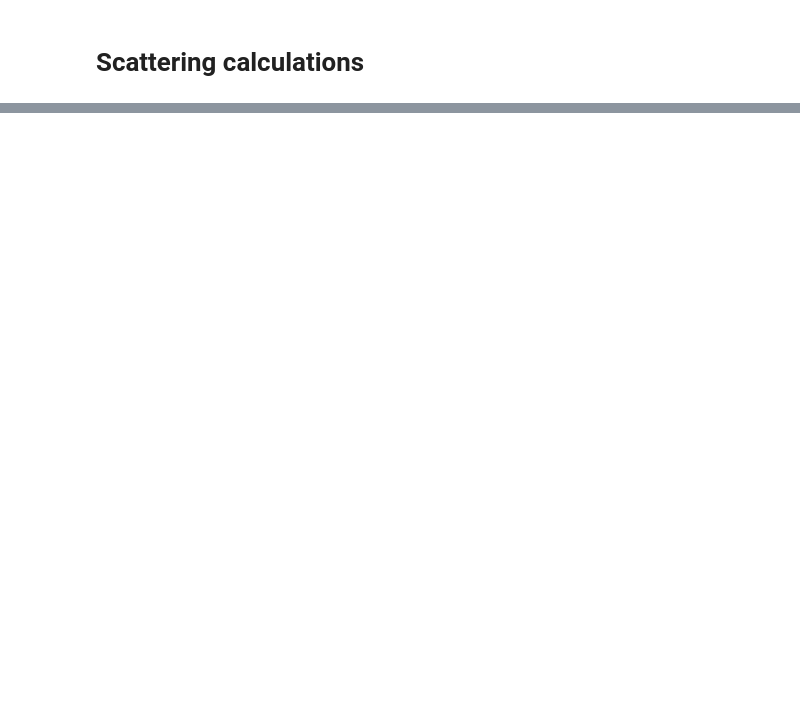
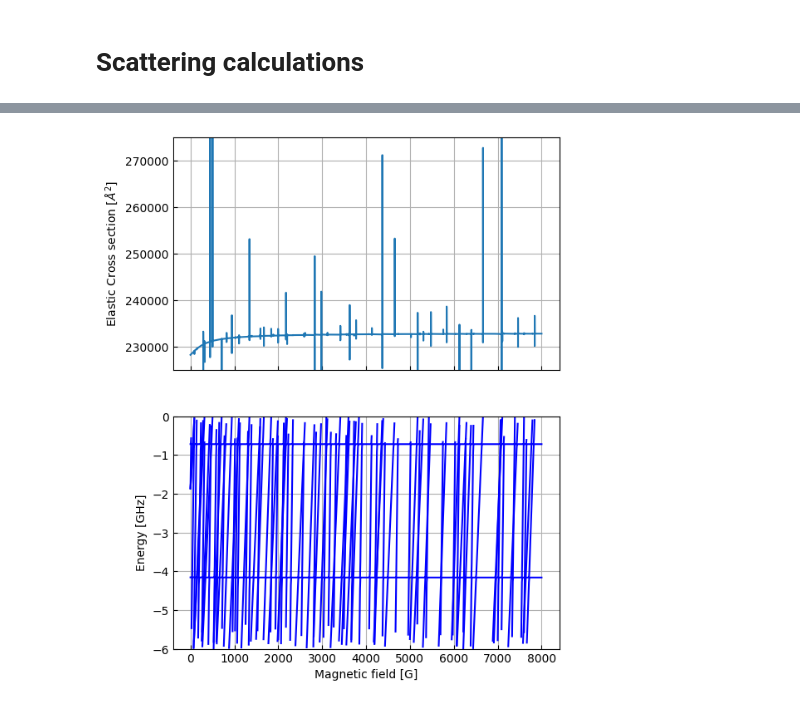
Before and after one commit to Wleter/rb_alf_feshbach, a Jupyter notebook: analysis/analysis.ipynb, the cells around one changed output, grey strips where cells are left out. Drawn from its saved outputs; the diff is of its cells as text; code cells hidden in the pictures; blank space fills up the shorter version.

```diff
--- a/analysis/analysis.ipynb
+++ b/analysis/analysis.ipynb
@@ -171,0 +175,22 @@ axes[1].set_ylim(-6, 0)
+# %%
+data = ScatteringDependence.parse_json(f"{DATA_PATH}/alf_rb_scattering_n_max_10.json")
+bounds_single = BoundsDependence.parse_json(f"{DATA_PATH}/alf_rb_bound_states_n_max_10.json")
+
+fig, axes = utility.plot_many(2, 1, (6, 8), sharex=True)
+
+points = data.parameters
+cross_section = data.elastic_cross_sections()
+
+axes[0].plot(points, cross_section / ANGS**2)
+
+axes[0].set_ylim(225000, 275000)
+axes[0].set_ylabel(r"Elastic Cross section [$\AA^2$]");
+
+for state in bounds_single.states():
+	axes[1].plot(state[:, 0], state[:, 1], color = "blue")
+
+axes[1].set_ylabel(f"Energy [GHz]")
+axes[1].set_xlabel("Magnetic field [G]");
+axes[1].set_ylim(-6, 0);
+# %% [output]
+[figure, added]
```
Also changed, not shown: parts of 3 cells of this notebook, 4 other files.
